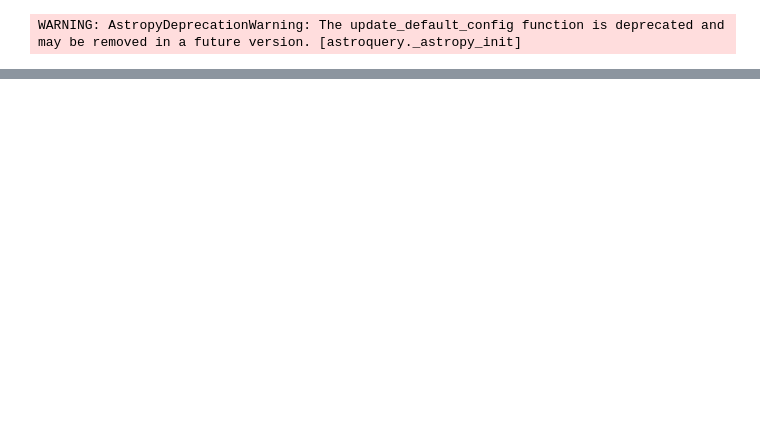
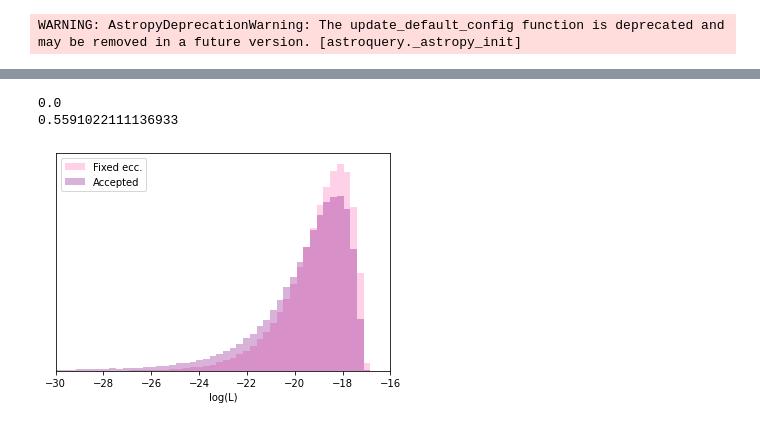
Before and after one commit to sblunt/hip65426, a Jupyter notebook: orbit_plots.ipynb, the cells around one changed output, grey strips where cells are left out. Saved outputs shown, nothing was run; the diff lists cells and outputs as text; code cells hidden in the pictures; blank space fills up the shorter version.

```diff
--- a/orbit_plots.ipynb
+++ b/orbit_plots.ipynb
@@ -121,0 +164,20 @@ plt.savefig('results/plots/rv_meas.png', dpi=250)
+# %%
+# plot the log-likelihoods for the fixed eccentricity posterior vs the accepted one
+
+
+plt.figure()
+labels = ['Fixed ecc.','Accepted']
+colors = ['hotpink','purple']
+for i, res in enumerate([fixed_ecc_results, twograv_results]):
+    plt.hist(res.lnlike, bins=50, alpha=0.3, density=True, label=labels[i], color=colors[i], range=(-30,-16))
+    print(res.post[:,1][np.argmax(res.lnlike)])
+    # plt.hist(res.lnlike[res.post[:,1] > 0.4], density=True, alpha=0.5,bins=50, range=(-30,-16))
+plt.yticks([])
+plt.legend()
+plt.xlim(-30,-16)
+plt.xlabel('log(L)')
+plt.savefig('results/plots/ecc_lnlike_compare.png', dpi=250)
+# %% [output]
+0.0
+0.5591022111136933
+[figure, added]
```
Also changed, not shown: parts of 8 cells of this notebook.
